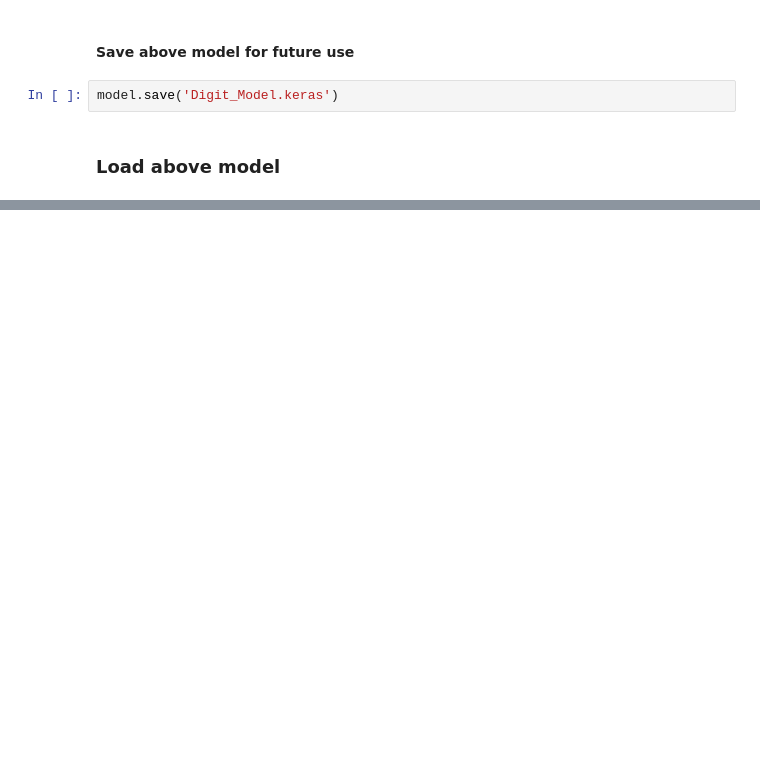
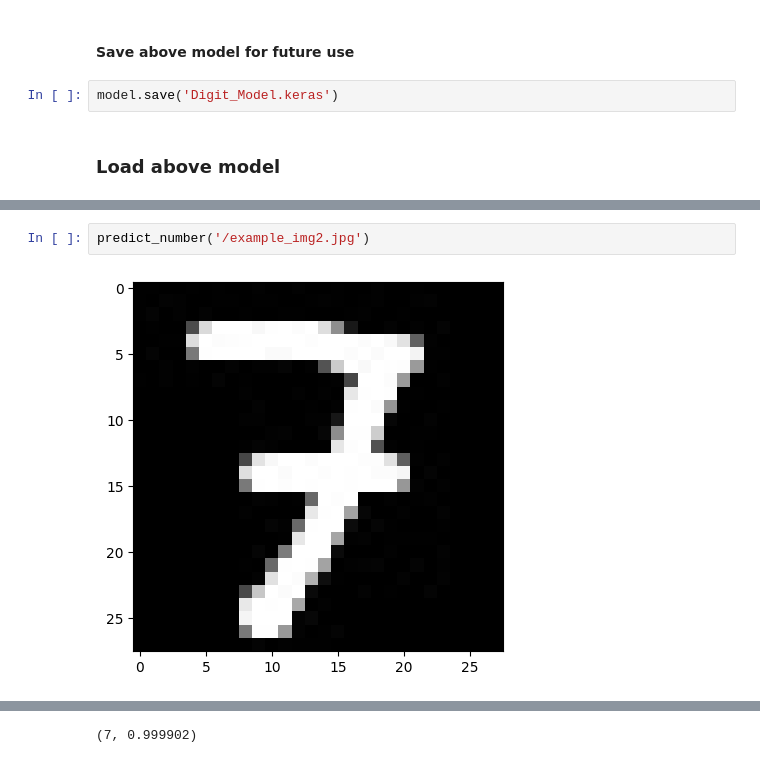
Before and after one commit to yashasangani/DeepLearning-6th-July, a Jupyter notebook: Handwritten_Digits_Classification.ipynb, the cells around one changed output, grey strips where cells are left out. Drawn from its saved outputs; the diff is of its cells as text; blank space fills up the shorter version.

```diff
--- a/Handwritten_Digits_Classification.ipynb
+++ b/Handwritten_Digits_Classification.ipynb
@@ -344,0 +423,4 @@ _________________________________________________________________
+# %%
+predict_number('/example_img2.jpg')
+# %% [output]
+[figure, added]
@@ -344,0 +428 @@ _________________________________________________________________
+(7, 0.999902)
```
Also changed, not shown: parts of 22 cells of this notebook.
